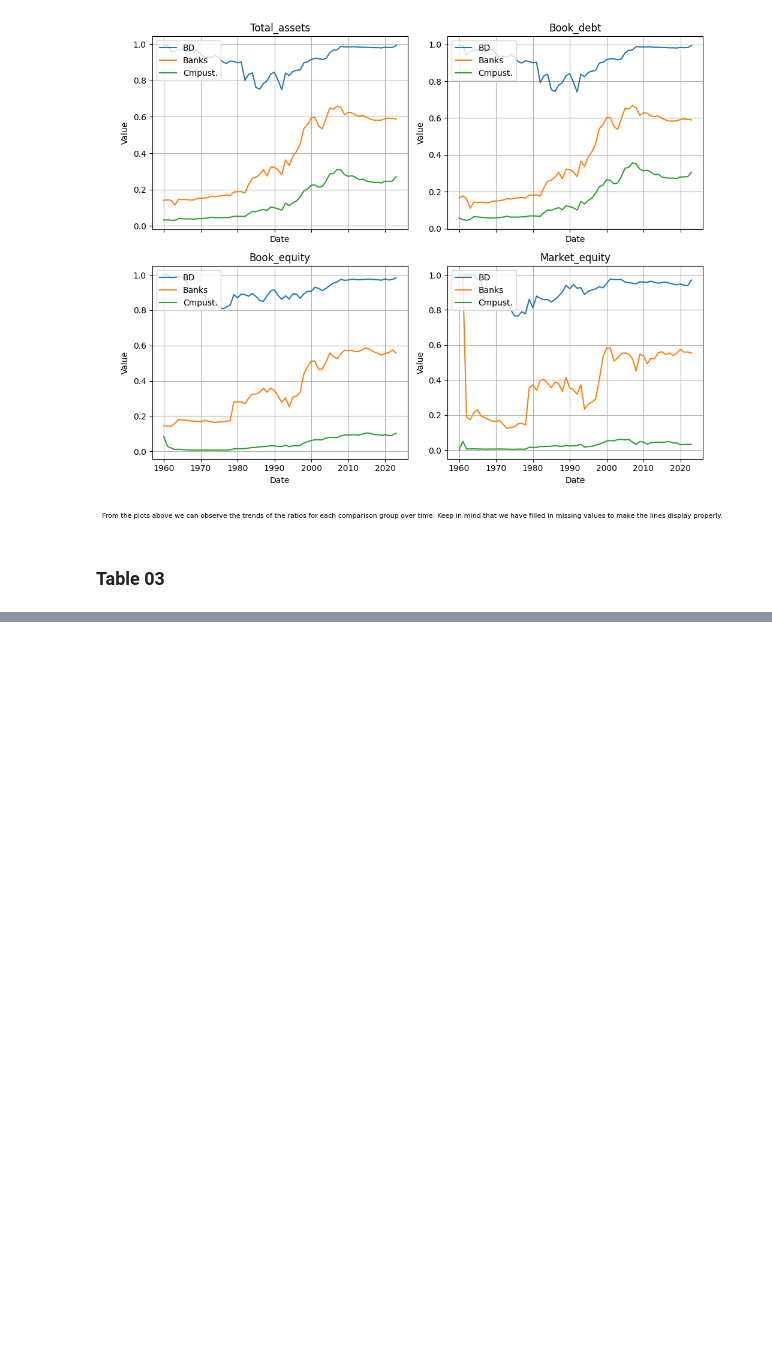
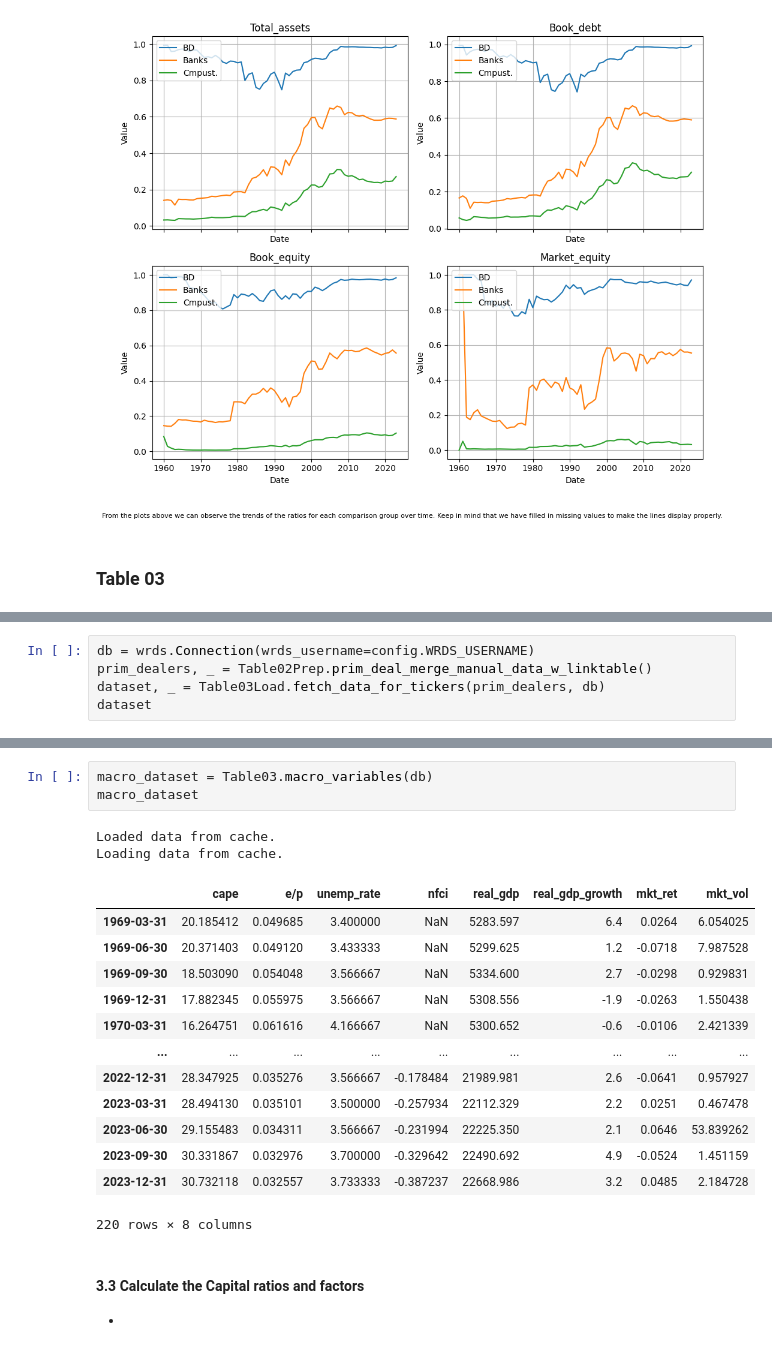
Before and after one commit to 1scarecrow1/intermediary-asset-pricing, a Jupyter notebook: src/Walkthrough.ipynb, the cells around one changed output, grey strips where cells are left out. Drawn from its saved outputs; the diff is of its cells as text; blank space fills up the shorter version.

```diff
--- a/src/Walkthrough.ipynb
+++ b/src/Walkthrough.ipynb
@@ -229,0 +239,5 @@ Done
+# %%
+db = wrds.Connection(wrds_username=config.WRDS_USERNAME)
+prim_dealers, _ = Table02Prep.prim_deal_merge_manual_data_w_linktable()
+dataset, _ = Table03Load.fetch_data_for_tickers(prim_dealers, db)
+dataset
@@ -229,0 +289,22 @@ Done
+# %%
+macro_dataset = Table03.macro_variables(db)
+macro_dataset
+# %% [output]
+Loaded data from cache.
+Loading data from cache.
+|  | cape | e/p | unemp_rate | nfci | real_gdp | real_gdp_growth | mkt_ret | mkt_vol |
+| 1969-03-31 | 20.185412 | 0.049685 | 3.400000 | NaN | 5283.597 | 6.4 | 0.0264 | 6.054025 |
+| 1969-06-30 | 20.371403 | 0.049120 | 3.433333 | NaN | 5299.625 | 1.2 | -0.0718 | 7.987528 |
+| 1969-09-30 | 18.503090 | 0.054048 | 3.566667 | NaN | 5334.600 | 2.7 | -0.0298 | 0.929831 |
+| 1969-12-31 | 17.882345 | 0.055975 | 3.566667 | NaN | 5308.556 | -1.9 | -0.0263 | 1.550438 |
+| 1970-03-31 | 16.264751 | 0.061616 | 4.166667 | NaN | 5300.652 | -0.6 | -0.0106 | 2.421339 |
+| ... | ... | ... | ... | ... | ... | ... | ... | ... |
+| 2022-12-31 | 28.347925 | 0.035276 | 3.566667 | -0.178484 | 21989.981 | 2.6 | -0.0641 | 0.957927 |
+| 2023-03-31 | 28.494130 | 0.035101 | 3.500000 | -0.257934 | 22112.329 | 2.2 | 0.0251 | 0.467478 |
+| 2023-06-30 | 29.155483 | 0.034311 | 3.566667 | -0.231994 | 22225.350 | 2.1 | 0.0646 | 53.839262 |
+| 2023-09-30 | 30.331867 | 0.032976 | 3.700000 | -0.329642 | 22490.692 | 4.9 | -0.0524 | 1.451159 |
+| 2023-12-31 | 30.732118 | 0.032557 | 3.733333 | -0.387237 | 22668.986 | 3.2 | 0.0485 | 2.184728 |
+220 rows × 8 columns
+# %% [markdown]
+#### 3.3 Calculate the Capital ratios and factors
+-
```
Also changed, not shown: parts of 15 cells of this notebook, 5 other files.
